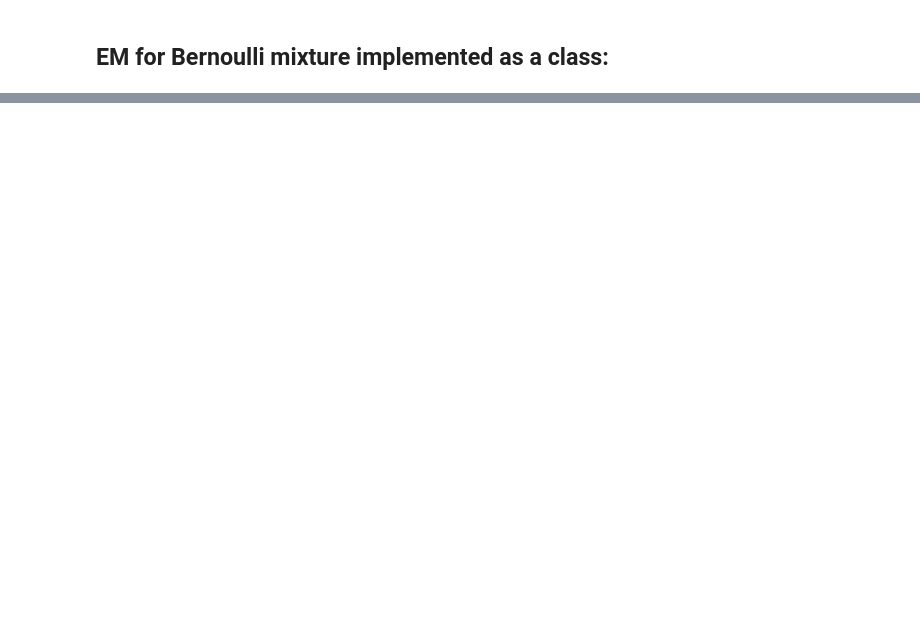
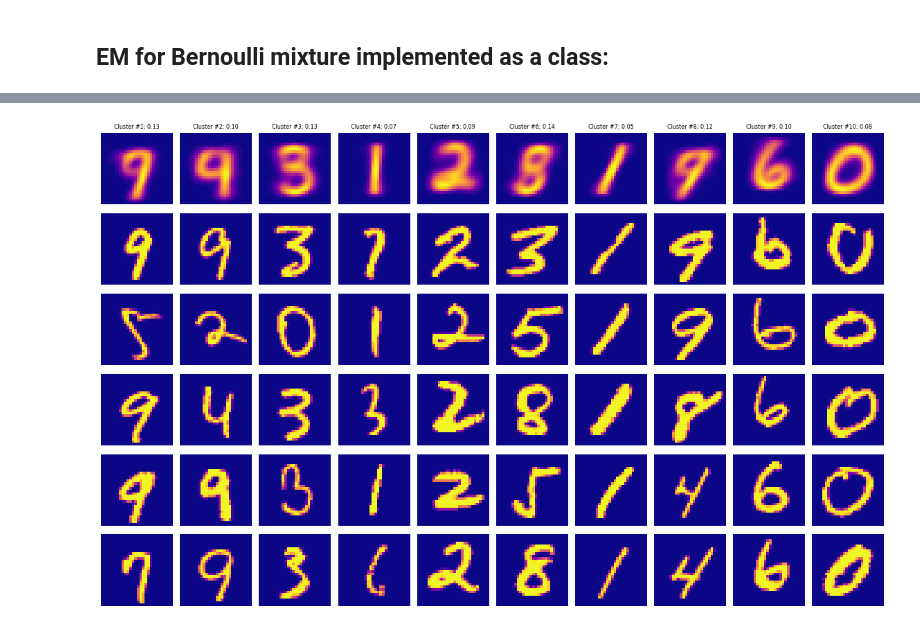
Before and after one commit to Egolar-coder/ML, a Jupyter notebook: EMs/EM. Bernoulli mixture with MNIST.ipynb, the cells around one changed output, grey strips where cells are left out. Saved outputs shown, nothing was run; the diff lists cells and outputs as text; code cells hidden in the pictures; blank space fills up the shorter version.

```diff
--- a/EMs/EM. Bernoulli mixture with MNIST.ipynb
+++ b/EMs/EM. Bernoulli mixture with MNIST.ipynb
@@ -305,0 +321,24 @@ Loss at iteration 60: -167236.65
+# %%
+predicted = model.predict_cluster(x_test_)
+# %%
+num_samples = 5
+
+fig, axs = plt.subplots(num_samples+1, num_clusters, figsize=(16, 10))
+
+for cluster, ax in enumerate(axs.T):
+
+    ## main cluster picture:
+    ax[0].imshow(model.probas[cluster].reshape(28, 28), cmap=plt.cm.plasma)
+    ax[0].axis("off")
+    ax[0].set_title(f"Cluster #{cluster+1}; {model.weights.ravel()[cluster]:.2f}", fontsize=8)
+
+    ## samples from that cluster:
+    pic_idx = random.sample(list(np.where(predicted == cluster)[0]), num_samples)
+    for i, idx in enumerate(pic_idx):
+        ax[i+1].imshow(x_test[idx], cmap=plt.cm.plasma)
+        ax[i+1].axis("off")
+
+fig.tight_layout()
+plt.show()
+# %% [output]
+[figure, added]
```
Also changed, not shown: parts of 6 cells of this notebook, 1 other file.
